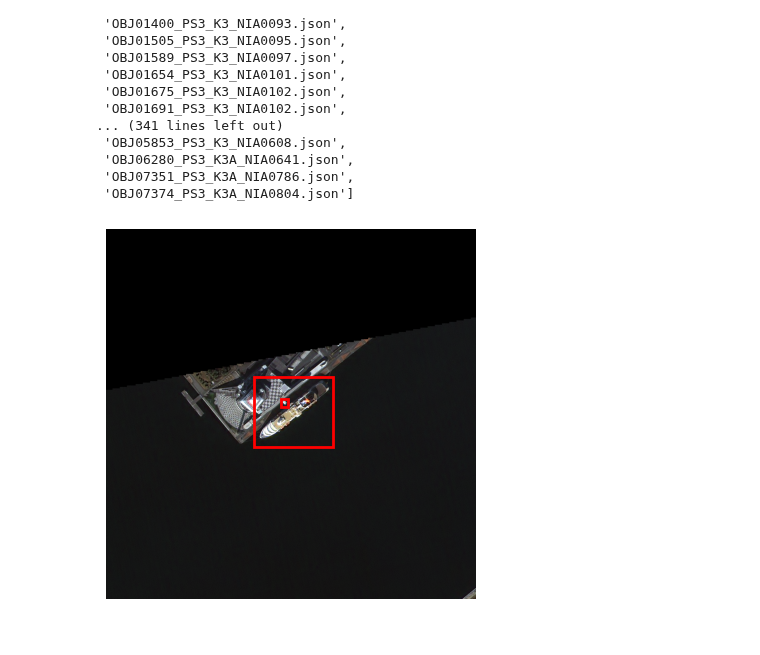
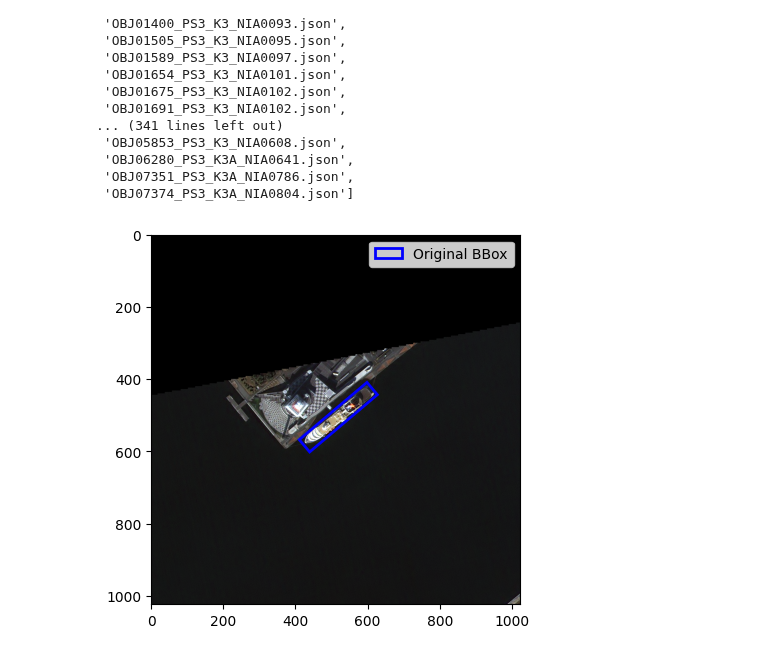
Before and after one commit to wooseungw/SatellieteIMGDetection, a Jupyter notebook: csv_maker.ipynb, the cells around one changed output. Cells and saved outputs as stored; diff of their text form; code cells hidden in the pictures.

```diff
--- a/csv_maker.ipynb
+++ b/csv_maker.ipynb
@@ -238,71 +238,87 @@ save_to_csv(img_json_list, output_csv)
 # %%
 import os
 import csv
 import json
 import matplotlib.pyplot as plt
+import matplotlib.patches as patches
 from PIL import Image
-import matplotlib.patches as patches
+import numpy as np
+import math
 
-# CSV에서 이미지 경로와 JSON 경로를 불러오는 함수
-def load_csv(csv_path):
+# CSV 파일에서 이미지 경로와 JSON 경로를 불러오는 함수
+def load_csv(csv_file):
     data = []
-    with open(csv_path, newline='', encoding='utf-8') as csvfile:
+    with open(csv_file, newline='', encoding='utf-8') as csvfile:
         reader = csv.reader(csvfile)
         next(reader)  # 헤더 스킵
         for row in reader:
             img_path, json_path = row
             data.append((img_path, json_path))
     return data
+import os
+import json
+import matplotlib.pyplot as plt
+import matplotlib.patches as patches
+from PIL import Image
+import numpy as np
 
-# JSON 파일에서 BBox 좌표 추출하는 함수
-def get_bbox_from_json(json_file):
+# JSON 파일에서 imcoords 값과 object_angle 불러오는 함수
+def get_imcoords_and_angle_from_json(json_file):
     with open(json_file, 'r', encoding='utf-8') as f:
         data = json.load(f)
 
-    bbox_list = []
+    imcoords = None
+    object_angle = 0
     if 'features' in data:
         for feature in data['features']:
-            if 'properties' in feature:
-                # object_imcoords를 바운딩 박스 좌표로 변환
-                imcoords = feature['properties'].get('object_imcoords', '')
-                if imcoords:
-                    coords = list(map(float, imcoords.split(',')))
-                    x_values = coords[0::2]  # x 좌표들
-                    y_values = coords[1::2]  # y 좌표들
-                    x_min, x_max = min(x_values), max(x_values)
-                    y_min, y_max = min(y_values), max(y_values)
-                    bbox_list.append([x_min, y_min, x_max, y_max])
+            if 'properties' in feature and 'object_imcoords' in feature['properties']:
+                imcoords = feature['properties']['object_imcoords']
+                object_angle = feature['properties'].get('object_angle', 0.0)  # 각도 값도 추출
+                break  # 첫 번째 객체만 사용
 
-    return bbox_list
+    return imcoords, object_angle
 
-# 이미지와 바운딩 박스를 시각화하는 함수
-def visualize_image_with_bbox(image_path, bbox_list):
-    # 이미지를 불러오기
-    img = Image.open(image_path)
+# imcoords 좌표를 다각형으로 변환하는 함수 (회전 없이 그대로 사용)
+def get_original_coords(imcoords):
+    coords = list(map(float, imcoords.split(',')))
+    x_coords = coords[0::2]  # 짝수 인덱스는 x 좌표
+    y_coords = coords[1::2]  # 홀수 인덱스는 y 좌표
+    original_coords = list(zip(x_coords, y_coords))  # (x, y) 형태로 묶음
+    return original_coords
+
+# 바운딩 박스를 이미지 위에 그리기
+def visualize_image_with_bbox(image_path, original_coords):
+    image = Image.open(image_path)
     fig, ax = plt.subplots(1)
-    ax.imshow(img)
+    ax.imshow(image)
 
-    # 바운딩 박스 그리기
-    for bbox in bbox_list:
-        x_min, y_min, x_max, y_max = bbox
-        width = x_max - x_min
-        height = y_max - y_min
-        rect = patches.Rectangle((x_min, y_min), width, height, linewidth=2, edgecolor='r', facecolor='none')
-        ax.add_patch(rect)
-    plt.axis('off')
-    # 이미지 보여주기
+    # 원래의 바운딩 박스 그리기 (파란색)
+    original_polygon = patches.Polygon(original_coords, linewidth=2, edgecolor='b', facecolor='none', label='Original BBox')
+    ax.add_patch(original_polygon)
+
+    # 범례 추가
+    ax.legend()
+
+    # 이미지와 바운딩 박스 보여주기
     plt.show()
 
 # 사용 예시
-csv_path = 'train.csv'  # CSV 파일 경로
-data = load_csv(csv_path)  # 이미지와 JSON 경로 불러오기
+csv_file = 'train.csv'  # 이미지 경로와 JSON 경로가 담긴 CSV 파일
+data = load_csv(csv_file)
 
-# 5개의 이미지와 바운딩 박스를 시각화
-for i, (img_path, json_path) in enumerate(data):
-    if i >= 5:
-        break
-    if os.path.exists(img_path) and os.path.exists(json_path):
-        bbox_list = get_bbox_from_json(json_path)  # JSON에서 BBox 추출
-        visualize_image_with_bbox(img_path, bbox_list)  # 이미지와 BBox 시각화
+# 첫 번째 이미지와 JSON 파일 처리
+img_path, json_path = data[0]
+
+# JSON에서 imcoords와 object_angle 가져오기
+imcoords, object_angle = get_imcoords_and_angle_from_json(json_path)
+
+if imcoords:
+    # imcoords를 그대로 사용
+    original_coords = get_original_coords(imcoords)
+
+    # 회전 없이 원본 다각형 바운딩 박스를 시각화
+    visualize_image_with_bbox(img_path, original_coords)
+else:
+    print("imcoords 정보가 없습니다.")
 # %% [output]
-[figure, old version]
+[figure, new version]
```
Also changed, not shown: parts of 3 cells of this notebook, 1 other file.
